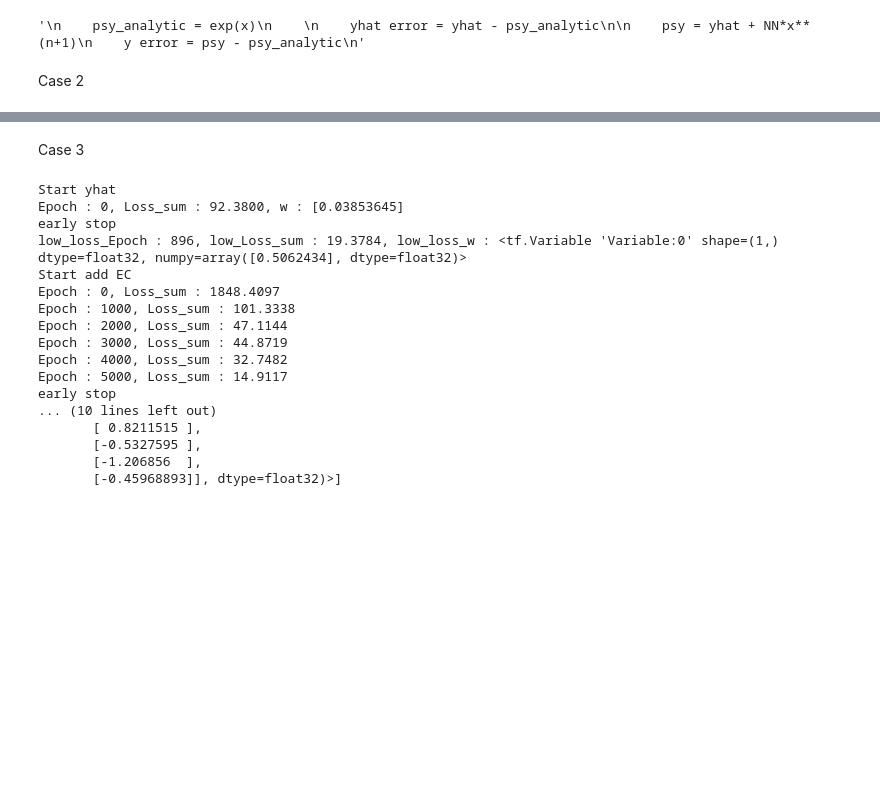
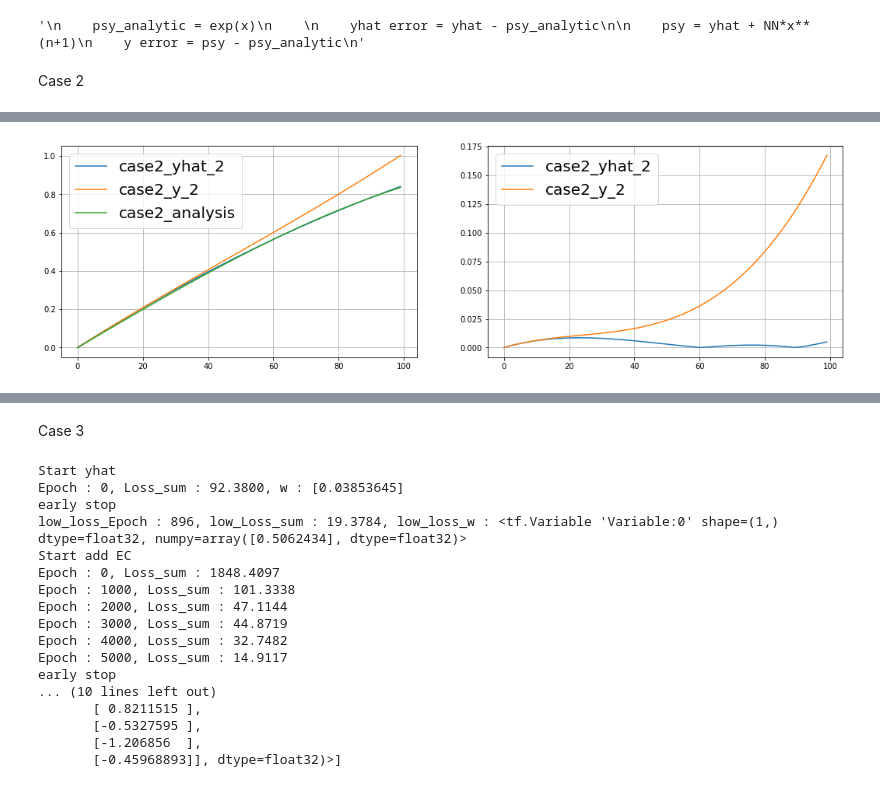
Before and after one commit to KyungRyeolBaek/ODE, a Jupyter notebook: ODE/expansion221110_ODE_exel.ipynb, the cells around one changed output, grey strips where cells are left out. Saved outputs shown, nothing was run; the diff lists cells and outputs as text; code cells hidden in the pictures; blank space fills up the shorter version.

```diff
--- a/ODE/expansion221110_ODE_exel.ipynb
+++ b/ODE/expansion221110_ODE_exel.ipynb
@@ -727,8 +725,5 @@ x = tf.Variable(tf.range(start, limit, delta))
 n = 2
 case = 2
 case2_yhat_w_2, case2_low_loss_2 = yhat_w_loss(x, n, early_stop=1, case = case)
-case2_yhat_2 = y(x, case2_yhat_w_2, n, bias = 1)
+case2_yhat_2 = y(x, case2_yhat_w_2, n, case = case)
 case2_yhatprime_2 = yprime(x, case2_yhat_w_2, n, bias = 0)
-
-# add EC
-EC_W_2, loss_2 = EC_W(x, case2_yhat_2, case2_yhatprime_2, n, min_loss=case2_low_loss_2, early_stop=1, case = case)
@@ -735,32 +750,35 @@ EC_W_2, loss_2 = EC_W(x, case2_yhat_2, case2_yhatprime_2, n, min_loss=case2_low_
 # %%
 start, limit, delta = 0, 1, 0.01
 x = tf.Variable(tf.range(start, limit, delta))
 
+W_size = 1
 n = 2
 data_size = tf.size(x)
 t1_2 = tf.concat([EC_W_2[0], EC_W_2[0]], 0)
 t2_2 = tf.concat([EC_W_2[1], EC_W_2[1]], 1)
-while tf.size(t1_2) != data_size*n*10:
+while tf.size(t1_2) != data_size*n*W_size:
     t1_2 = tf.concat([t1_2, EC_W_2[0]], 0)
     t2_2 = tf.concat([t2_2, EC_W_2[1]], 1)
 t_W_2 = [t1_2, t2_2]
 
 # Graph
 fig = plt.figure(figsize=(18,5))
 ax = fig.add_subplot(121)
 ax.plot(case2_yhat_2, label = 'case2_yhat_2')
 ax.plot(case2_yhat_2 + neural_network(t_W_2, x)*x**(n+1), label = 'case2_y_2')
 ax.plot(psy_analytic(x,1, case=case), label = 'case2_analysis')
 ax.tick_params(labelsize=10)
 ax.legend(fontsize=20)
 ax.grid()
 # Error
 ax2 = fig.add_subplot(122)
 ax2.plot(abs(case2_yhat_2 - psy_analytic(x,1, case=case)), label = 'case2_yhat_2')
 ax2.plot(abs(case2_yhat_2 + neural_network(t_W_2, x)*x**(n+1) - psy_analytic(x,1, case=case)), label = 'case2_y_2')
 ax2.tick_params(labelsize=10)
 ax2.legend(fontsize=20)
 ax2.grid()
+# %% [output]
+[figure, added]
 # %%
 # 최대 x 범위 : start <= x < limit, delta로 슬라이싱
 start, limit, delta = 0, 1, 0.01
```
Also changed, not shown: parts of 17 cells of this notebook, 34 other files.
